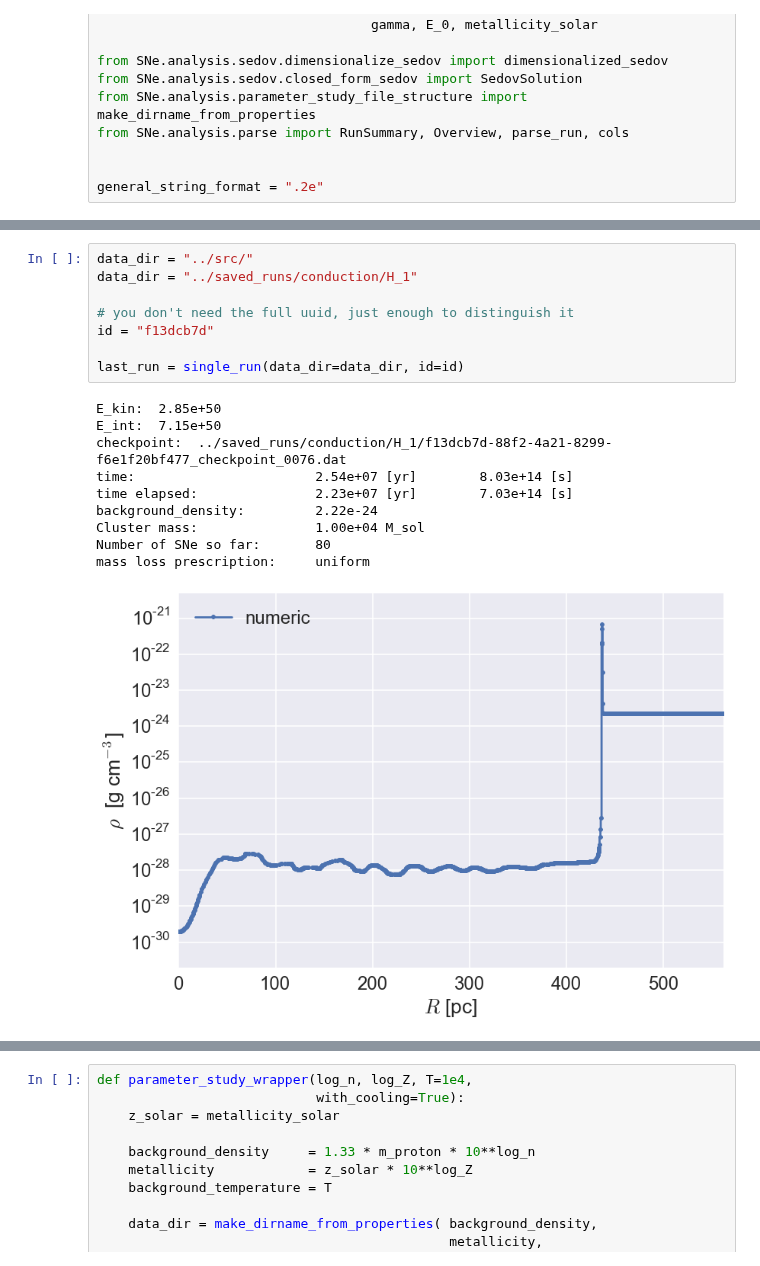
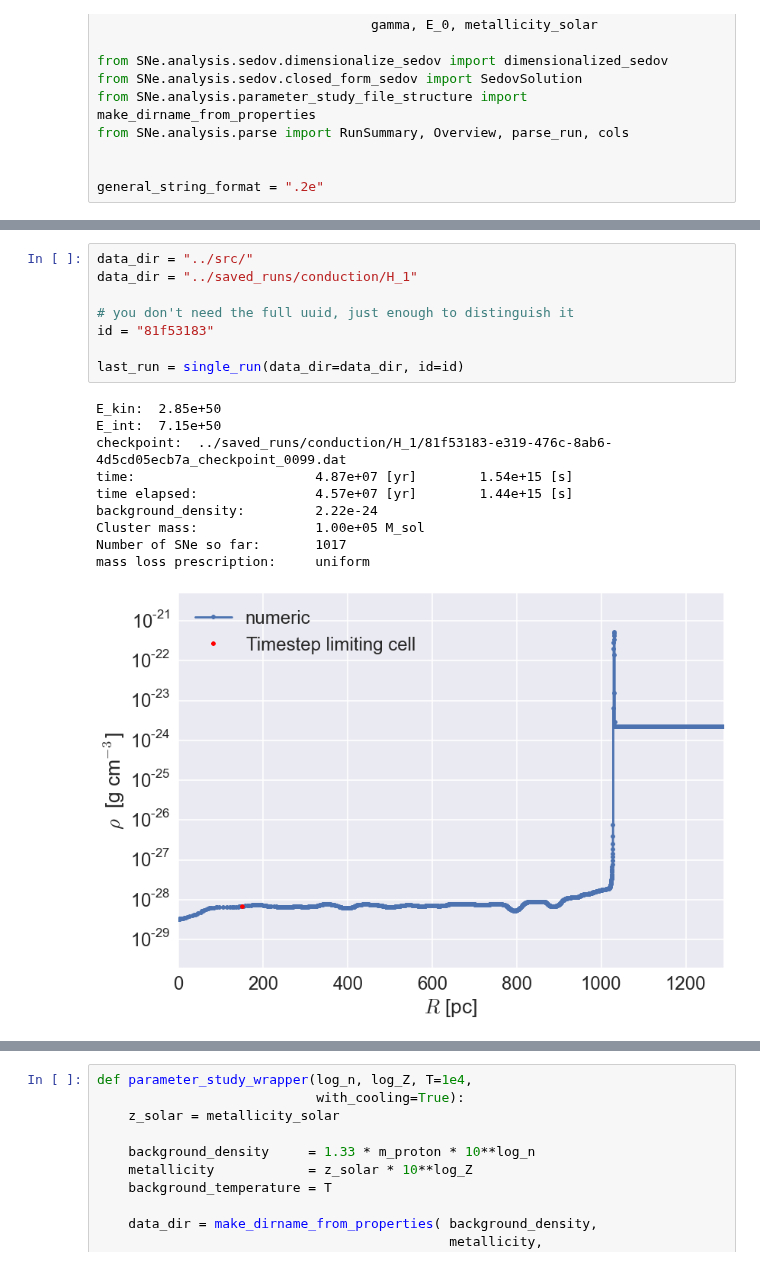
Before and after one commit to egentry/clustered_SNe, a Jupyter notebook: analysis/visualize.ipynb, the cells around one changed output, grey strips where cells are left out. Cells and saved outputs as stored; diff of their text form.

```diff
--- a/analysis/visualize.ipynb
+++ b/analysis/visualize.ipynb
@@ -374,22 +378,22 @@ def conduction_comparisons(mass, H_0, data_dir, num_SNe=1):
 # %%
 data_dir = "../src/"
 data_dir = "../saved_runs/conduction/H_1"
 
 # you don't need the full uuid, just enough to distinguish it
-id = "f13dcb7d"
+id = "81f53183"
 
 last_run = single_run(data_dir=data_dir, id=id)
 # %% [output]
 E_kin:  2.85e+50
 E_int:  7.15e+50
-checkpoint:  ../saved_runs/conduction/H_1/f13dcb7d-88f2-4a21-8299-f6e1f20bf477_checkpoint_0076.dat
-time:                       2.54e+07 [yr]        8.03e+14 [s]
-time elapsed:               2.23e+07 [yr]        7.03e+14 [s]
+checkpoint:  ../saved_runs/conduction/H_1/81f53183-e319-476c-8ab6-4d5cd05ecb7a_checkpoint_0099.dat
+time:                       4.87e+07 [yr]        1.54e+15 [s]
+time elapsed:               4.57e+07 [yr]        1.44e+15 [s]
 background_density:         2.22e-24
-Cluster mass:               1.00e+04 M_sol
-Number of SNe so far:       80
+Cluster mass:               1.00e+05 M_sol
+Number of SNe so far:       1017
 mass loss prescription:     uniform
-[figure, old version]
+[figure, new version]
 # %%
 data_dir = "../saved_runs/conduction/H_1"
 H_0 = "H_0" in data_dir
```
Also changed, not shown: parts of 7 cells of this notebook, 2 other files.
